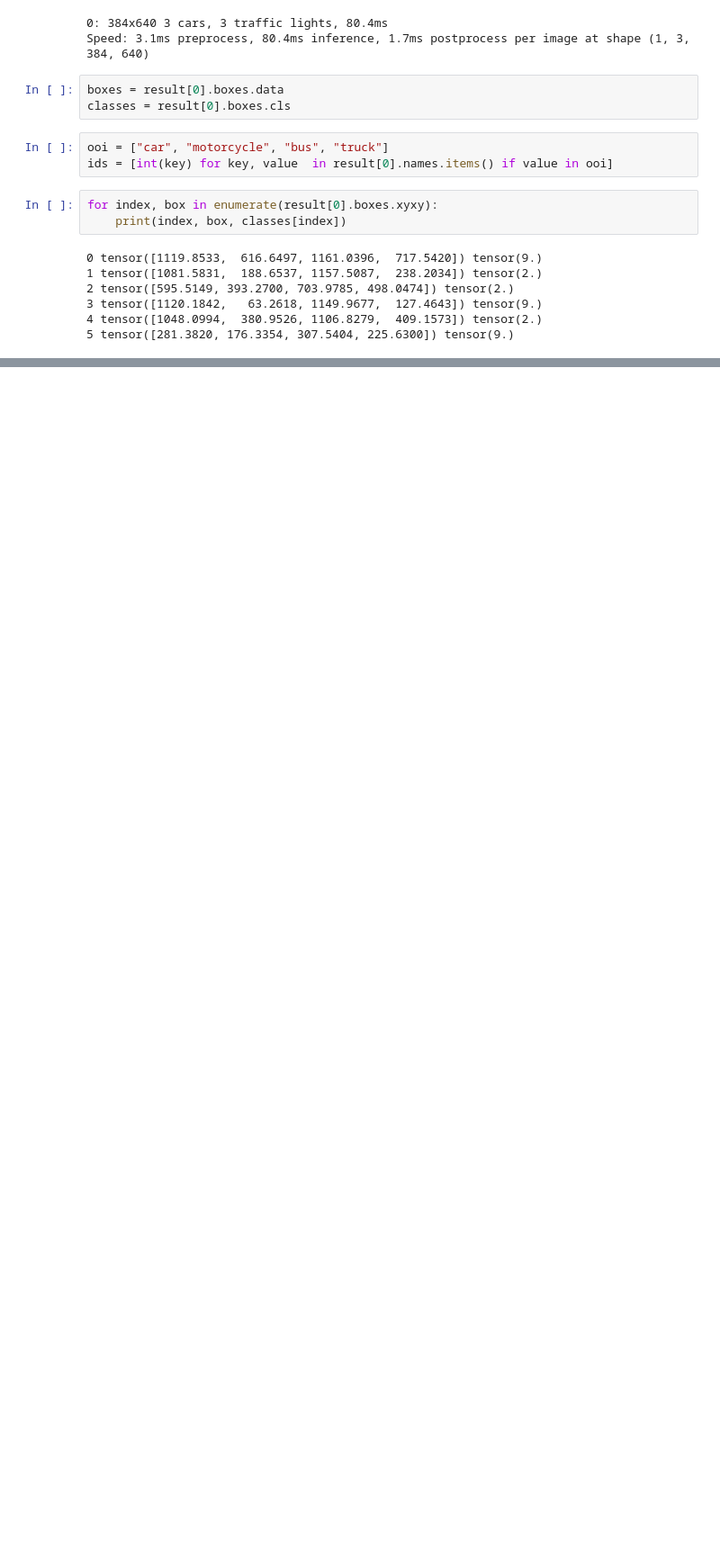
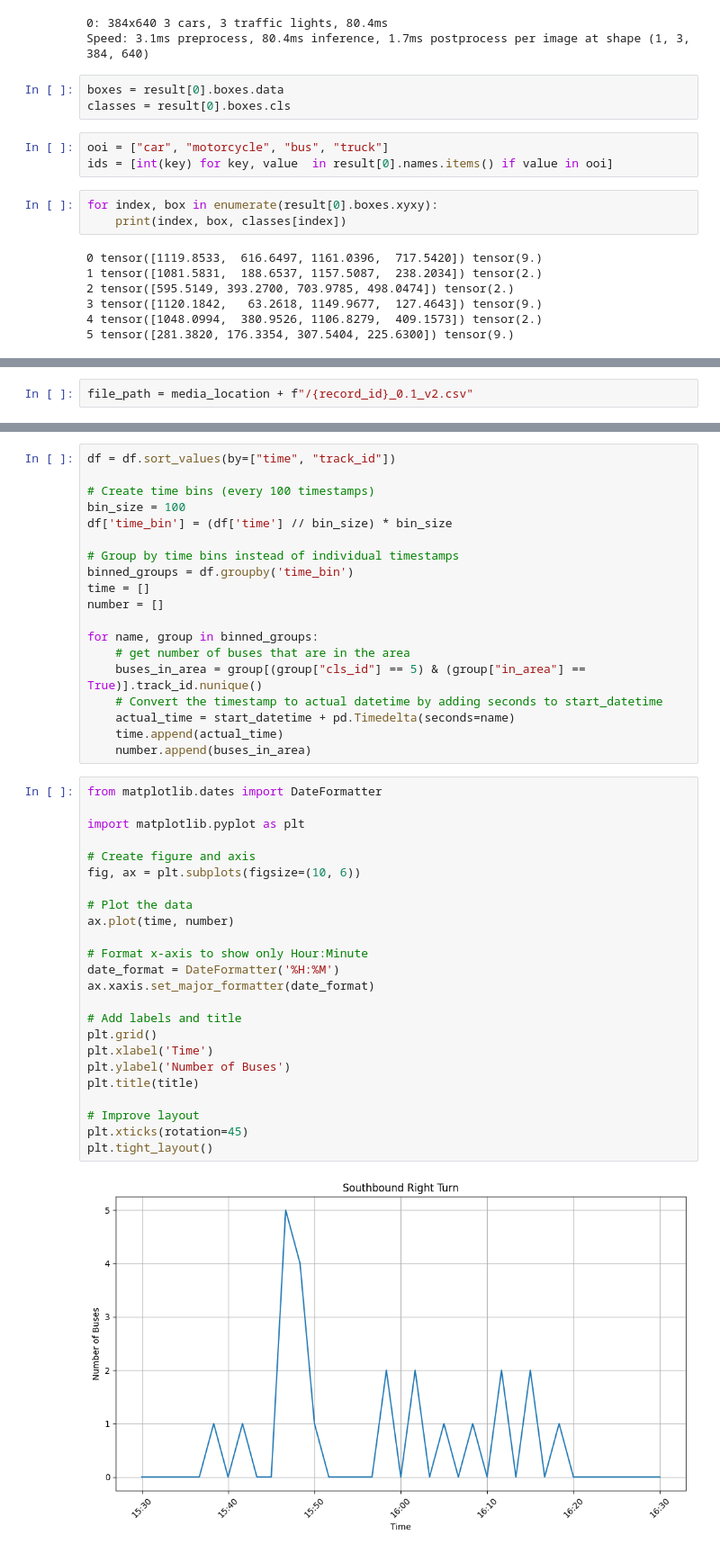
Before and after one commit to AmirHKiani98/VisionSaver, a Jupyter notebook: script.ipynb, the cells around one changed output, grey strips where cells are left out. Shown at 90% size. Cells and saved outputs as stored; diff of their text form; blank space fills up the shorter version.

```diff
--- a/script.ipynb
+++ b/script.ipynb
@@ -35,0 +49,2 @@ for index, box in enumerate(result[0].boxes.xyxy):
+# %%
+file_path = media_location + f"/{record_id}_0.1_v2.csv"
@@ -35,0 +76,45 @@ for index, box in enumerate(result[0].boxes.xyxy):
+# %%
+df = df.sort_values(by=["time", "track_id"])
+
+# Create time bins (every 100 timestamps)
+bin_size = 100
+df['time_bin'] = (df['time'] // bin_size) * bin_size
+
+# Group by time bins instead of individual timestamps
+binned_groups = df.groupby('time_bin')
+time = []
+number = []
+
+for name, group in binned_groups:
+    # get number of buses that are in the area
+    buses_in_area = group[(group["cls_id"] == 5) & (group["in_area"] == True)].track_id.nunique()
+    # Convert the timestamp to actual datetime by adding seconds to start_datetime
+    actual_time = start_datetime + pd.Timedelta(seconds=name)
+    time.append(actual_time)
+    number.append(buses_in_area)
+# %%
+from matplotlib.dates import DateFormatter
+
+import matplotlib.pyplot as plt
+
+# Create figure and axis
+fig, ax = plt.subplots(figsize=(10, 6))
+
+# Plot the data
+ax.plot(time, number)
+
+# Format x-axis to show only Hour:Minute
+date_format = DateFormatter('%H:%M')
+ax.xaxis.set_major_formatter(date_format)
+
+# Add labels and title
+plt.grid()
+plt.xlabel('Time')
+plt.ylabel('Number of Buses')
+plt.title(title)
+
+# Improve layout
+plt.xticks(rotation=45)
+plt.tight_layout()
+# %% [output]
+[figure, added]
```
Also changed, not shown: parts of 4 cells of this notebook, 13 other files.
